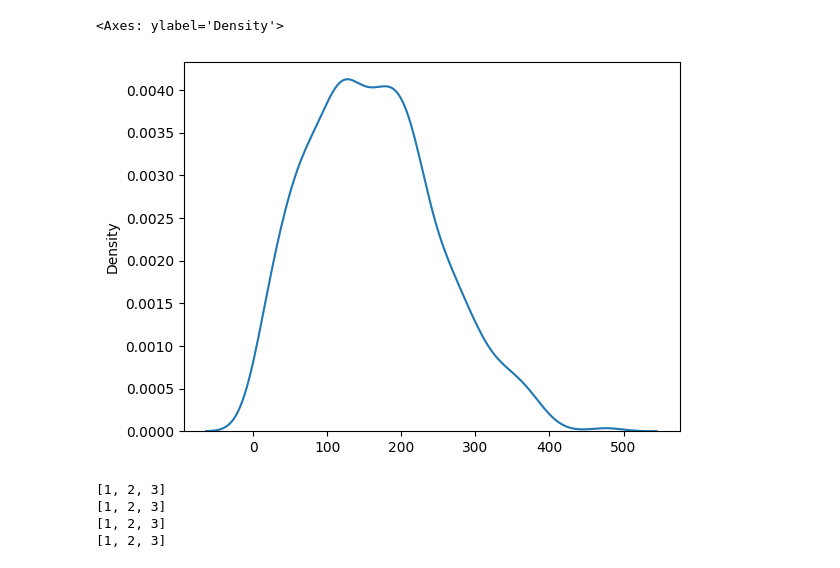
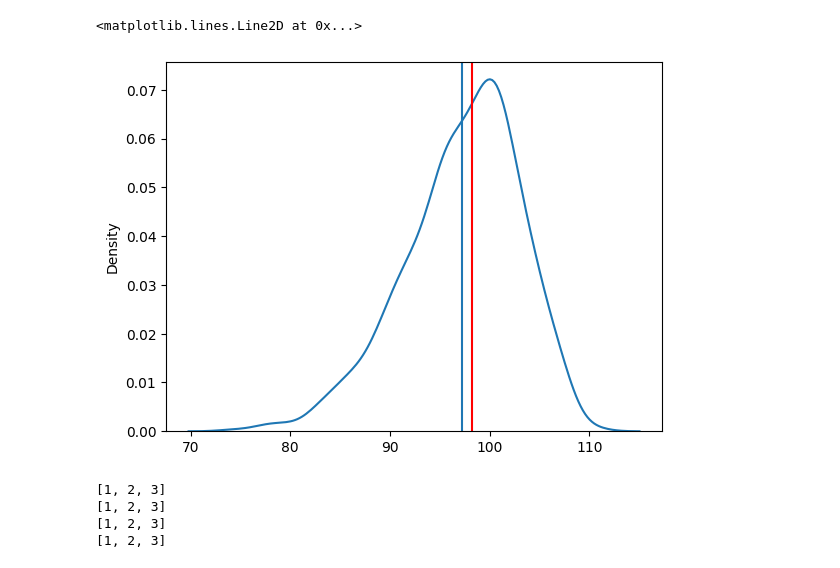
Before and after one commit to hbmep/hbmep-paper, a Jupyter notebook: notebooks/debug.ipynb, the cells around one changed output. Drawn from its saved outputs; the diff is of its cells as text; code cells hidden in the pictures.

```diff
--- a/notebooks/debug.ipynb
+++ b/notebooks/debug.ipynb
@@ -33,19 +194,26 @@ Array(0.00046782, dtype=float64)
 # %%
 seed = jax.random.PRNGKey(0)
 
 # distribution = dist.TruncatedNormal(150, 50, low=0)
 
 # beta = .01
 # distribution = dist.TruncatedNormal(100, 100, low=0)
-distribution = dist.TruncatedNormal(150, 100, low=0)
+# distribution = dist.AsymmetricLaplace(loc=2, scale=2.5, asymmetry=-1)
+
+conc = 20
+sca = 100
+
+distribution = dist.Weibull(concentration=conc, scale=sca)
 
 samples = distribution.sample(seed, sample_shape=(1000,))
 
 sns.kdeplot(samples)
+plt.axvline(samples.mean())
+plt.axvline(sca * (jnp.log(2) ** (1 / conc)), color="red")
 # sns.kdeplot(dist.HalfCauchy(0.5).sample(seed, sample_shape=(1000,)))
 # %% [output]
-<Axes: ylabel='Density'>
+<matplotlib.lines.Line2D at 0x...>
-[figure, old version]
+[figure, new version]
 # %%
 import flax
 import flax.linen as flax_nn
```
Also changed, not shown: parts of 6 cells of this notebook, 24 other files.
